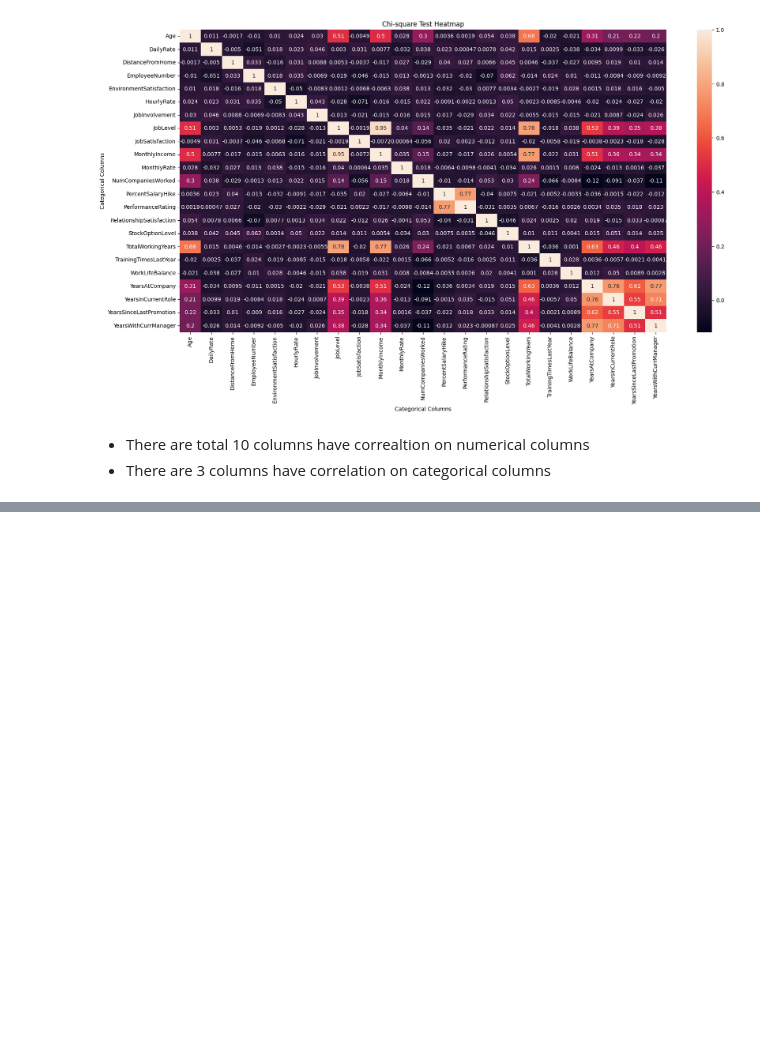
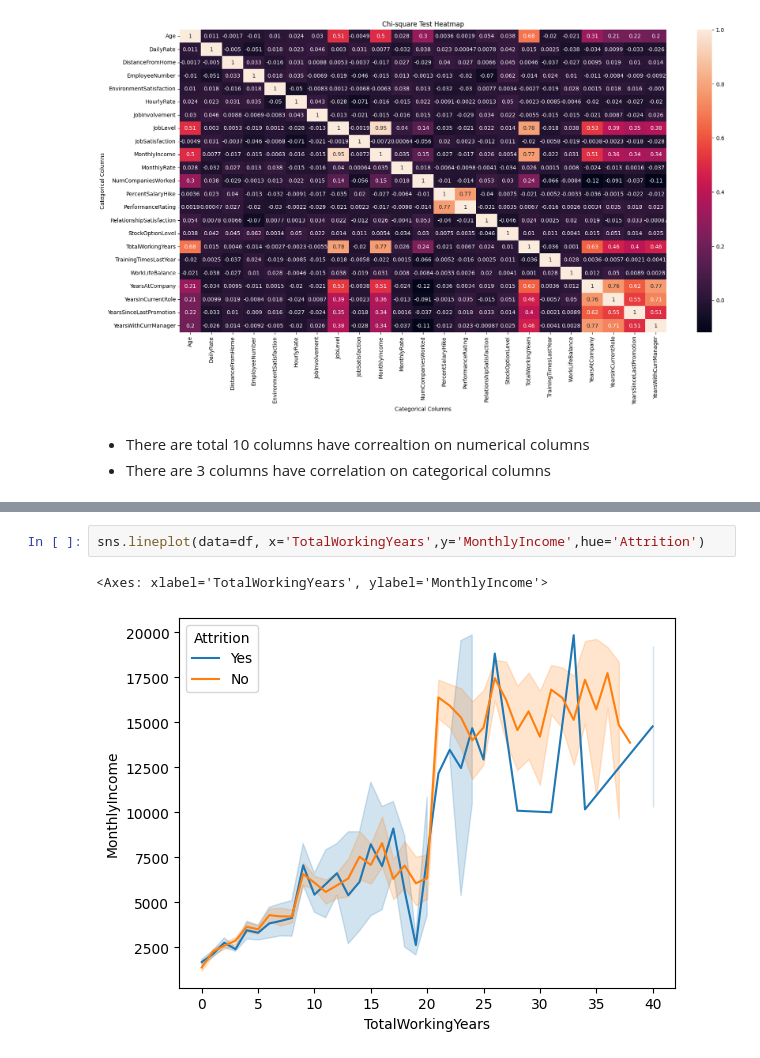
Before and after one commit to JOCRZ/Meriskill-Internship, a Jupyter notebook: Projects/Project3/M2Project3.ipynb, the cells around one changed output, grey strips where cells are left out. Cells and saved outputs as stored; diff of their text form; blank space fills up the shorter version.

```diff
--- a/Projects/Project3/M2Project3.ipynb
+++ b/Projects/Project3/M2Project3.ipynb
@@ -160,0 +274,5 @@ TypeError: unsupported operand type(s) for +: 'float' and 'str'
+# %%
+sns.lineplot(data=df, x='TotalWorkingYears',y='MonthlyIncome',hue='Attrition')
+# %% [output]
+<Axes: xlabel='TotalWorkingYears', ylabel='MonthlyIncome'>
+[figure, added]
```
Also changed, not shown: parts of 51 cells of this notebook, 2 other files.
